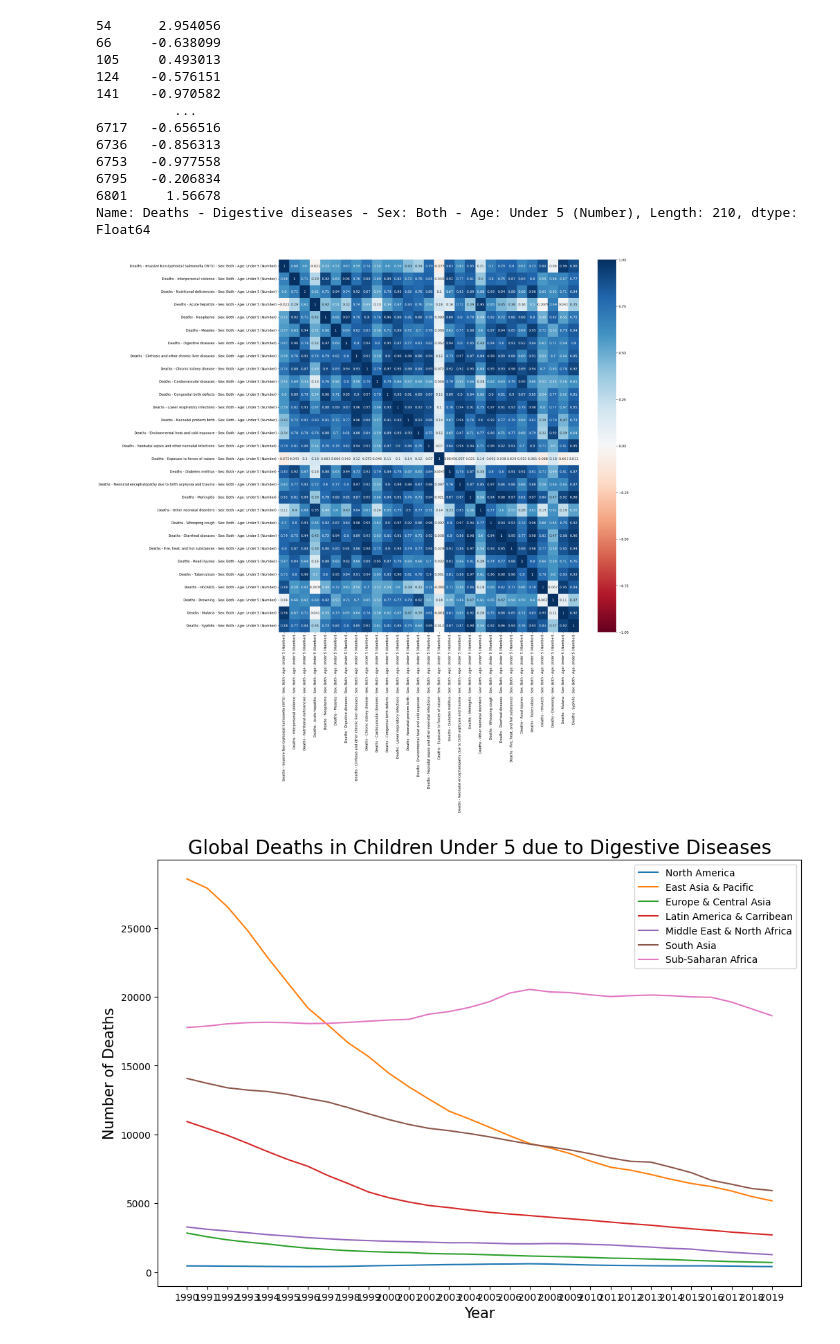
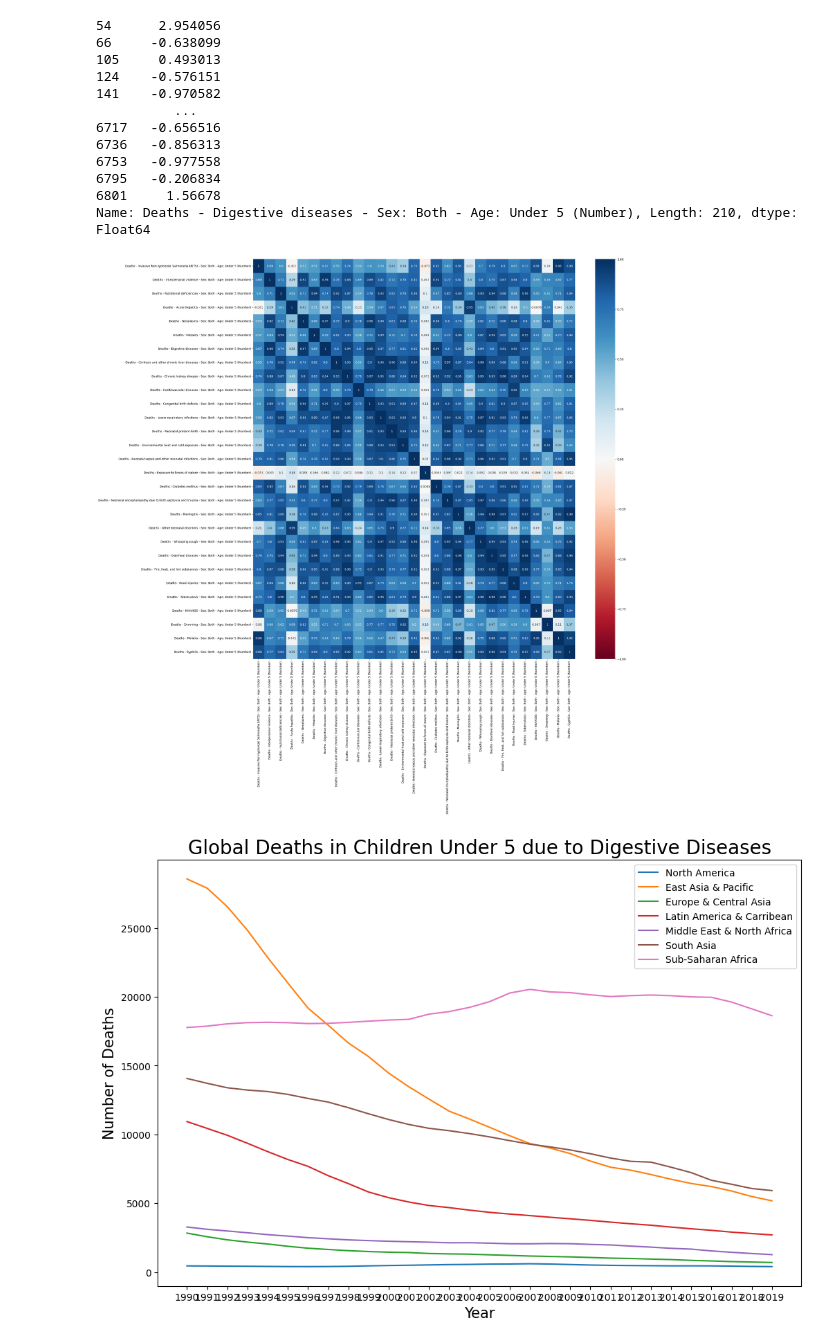
Before and after one commit to dantrainor9/Causes-of-Death, a Jupyter notebook: Causes_of_Death.ipynb, the cells around one changed output. Cells and saved outputs as stored; diff of their text form; code cells hidden in the pictures.

```diff
--- a/Causes_of_Death.ipynb
+++ b/Causes_of_Death.ipynb
@@ -183,14 +183,13 @@ calc_z(wb_region_df,'Deaths - Digestive diseases - Sex: Both - Age: Under 5 (Num
 6801     1.56678
 Name: Deaths - Digestive diseases - Sex: Both - Age: Under 5 (Number), Length: 210, dtype: Float64
 # %%
-plt.figure(figsize=(20,20))
+plt.figure(figsize=(25,25))
 sns.heatmap(data=corr,
             annot=True,
             cmap='RdBu',
-            vmin=-1,
-            vmax=1);
+            vmin=-1);
 # %% [output]
-[figure, old version]
+[figure, new version]
 # %%
 #making subset dataframes for viz of each region
 na_wb_df = wb_region_df[wb_region_df['Entity'].str.contains('North America')]
```
